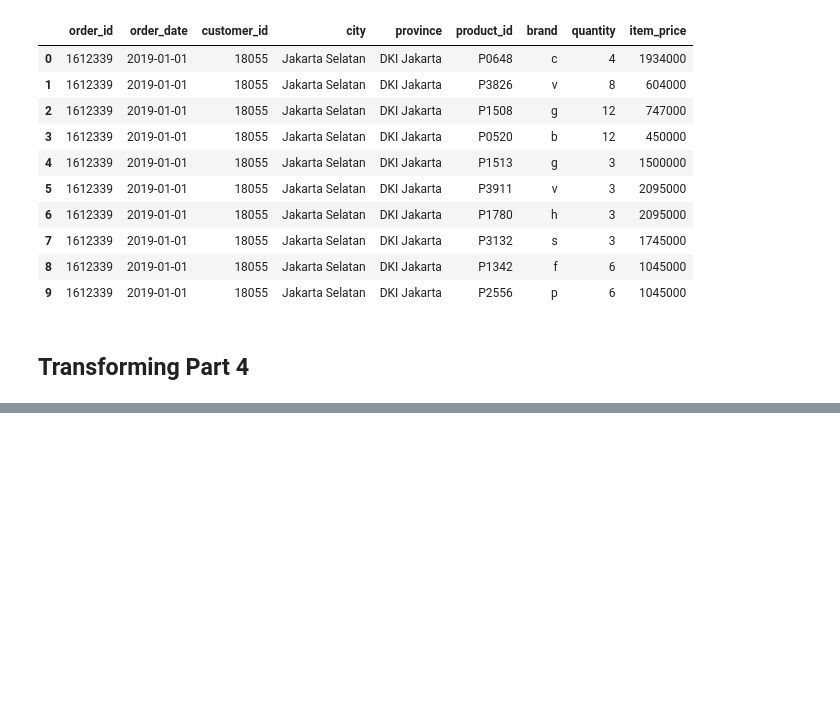
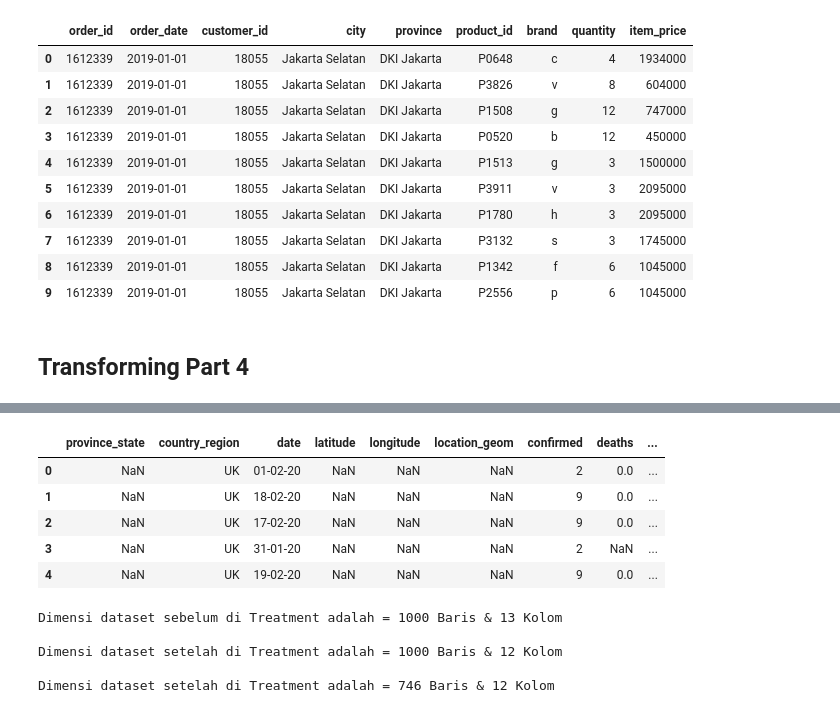
Before and after one commit to UsepSyaikalArifin/DQLab-Academy-Course-Online, a Jupyter notebook: Kelas Fundamental/Data Manipulation With Pandas - Part 1/Jupyter Notebook/main.ipynb, the cells around one changed output, grey strips where cells are left out. Saved outputs shown, nothing was run; the diff lists cells and outputs as text; code cells hidden in the pictures; blank space fills up the shorter version.

Commit message:
Finish proses Handling Missing Value

```diff
--- a/Kelas Fundamental/Data Manipulation With Pandas - Part 1/Jupyter Notebook/main.ipynb
+++ b/Kelas Fundamental/Data Manipulation With Pandas - Part 1/Jupyter Notebook/main.ipynb
@@ -899,0 +986,31 @@ TypeError: 'module' object is not callable
+# %%
+# Load library atau modul
+df = pd.read_csv("https://storage.googleapis.com/dqlab-dataset/CHAPTER%204%20-%20missing%20value%20-%20public%20data%20covid19%20.csv")
+display(df.head(5))
+
+# Cek dimensi dataset sebelum di treatment
+print("Dimensi dataset sebelum di Treatment adalah = %d Baris & %d Kolom \n" %df.shape)
+
+# drop kolom yang mengandung missing kolom
+df = df.dropna(axis=1, how="all")
+
+# Cek dimensi dataset setelah di treatment
+print("Dimensi dataset setelah di Treatment adalah = %d Baris & %d Kolom \n" %df.shape)
+
+# drop baris yang mengandung missing value
+df = df.dropna(axis=0, how="any")
+
+# Cek dimensi dataset setelah di treatment
+print("Dimensi dataset setelah di Treatment adalah = %d Baris & %d Kolom \n" %df.shape)
+# %% [output]
+|  | province_state | country_region | date | latitude | longitude | location_geom | confirmed | deaths | ... |
+| 0 | NaN | UK | 01-02-20 | NaN | NaN | NaN | 2 | 0.0 | ... |
+| 1 | NaN | UK | 18-02-20 | NaN | NaN | NaN | 9 | 0.0 | ... |
+| 2 | NaN | UK | 17-02-20 | NaN | NaN | NaN | 9 | 0.0 | ... |
+| 3 | NaN | UK | 31-01-20 | NaN | NaN | NaN | 2 | NaN | ... |
+| 4 | NaN | UK | 19-02-20 | NaN | NaN | NaN | 9 | 0.0 | ... |
+Dimensi dataset sebelum di Treatment adalah = 1000 Baris & 13 Kolom
+
+Dimensi dataset setelah di Treatment adalah = 1000 Baris & 12 Kolom
+
+Dimensi dataset setelah di Treatment adalah = 746 Baris & 12 Kolom
```
Also changed, not shown: parts of 9 cells of this notebook.
